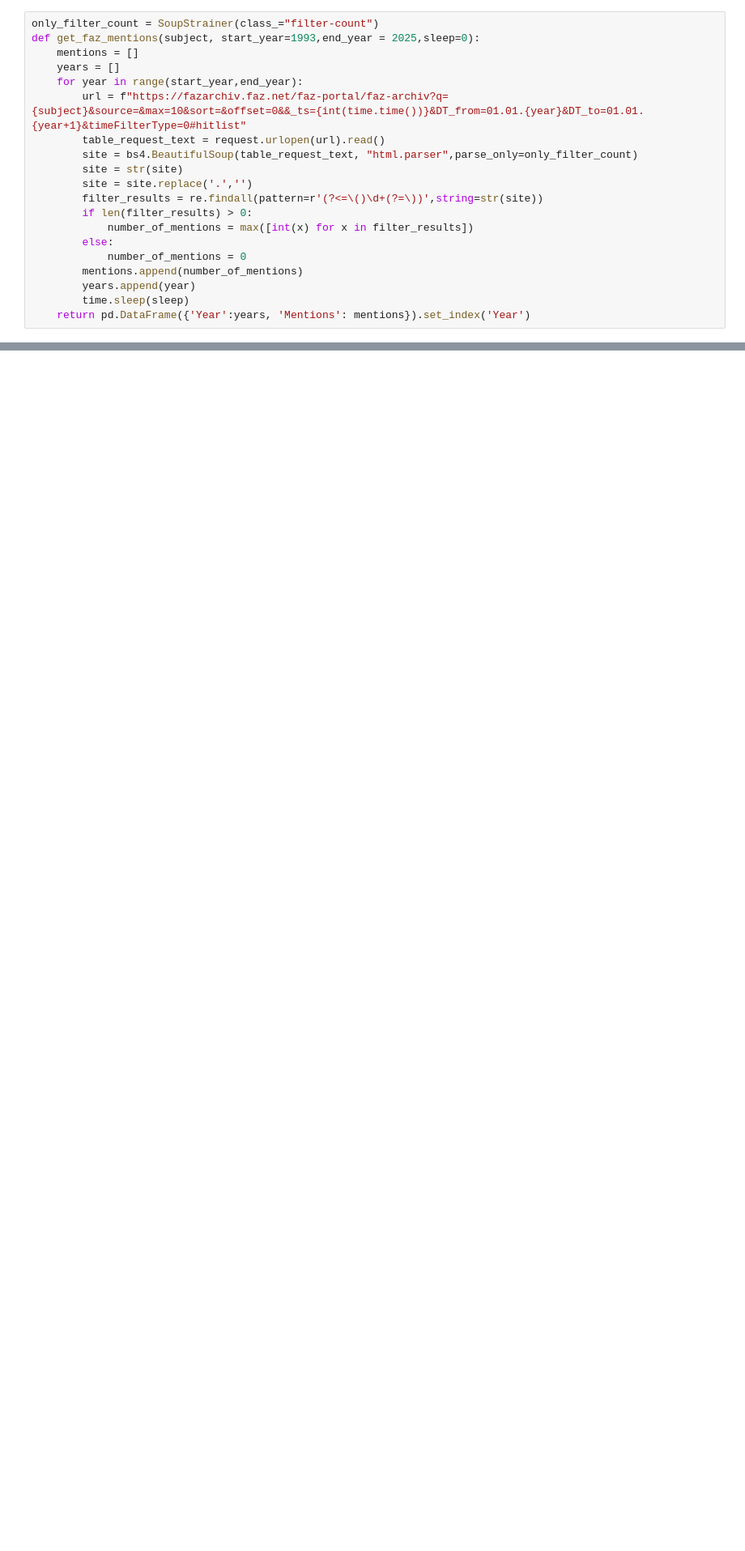
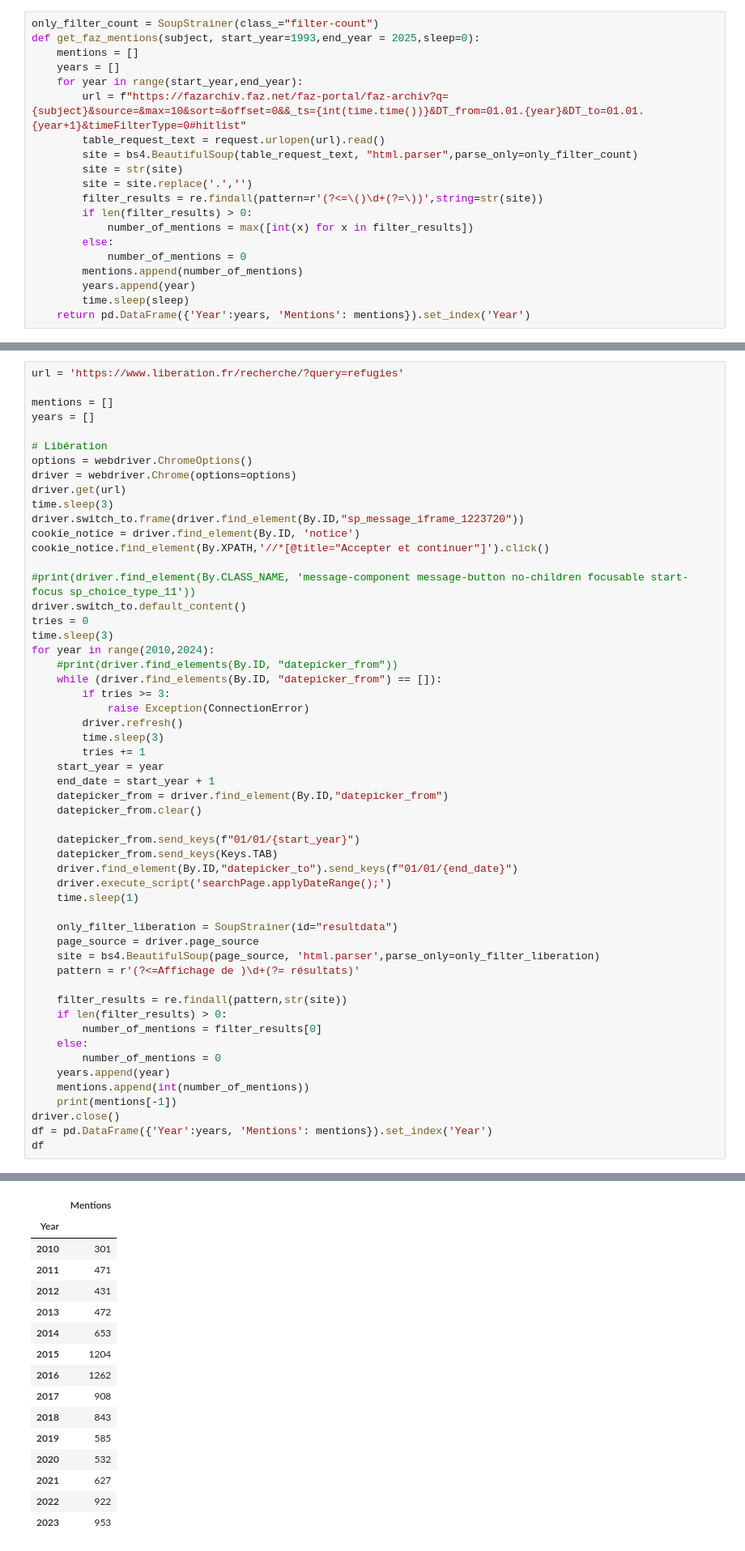
Before and after one commit to atg205/VoteMax, a Jupyter notebook: FinancementAllemagne.ipynb, the cells around one changed output, grey strips where cells are left out. Shown: that part at 81% size. Saved outputs shown, nothing was run; the diff lists cells and outputs as text; blank space fills up the shorter version.

```diff
--- a/FinancementAllemagne.ipynb
+++ b/FinancementAllemagne.ipynb
@@ -370,0 +376,55 @@ Text(0.5, 1.0, 'Total mentions of given topic in German Newspaper FAZ')
+# %%
+url = 'https://www.liberation.fr/recherche/?query=refugies'
+
+mentions = []
+years = []
+
+# Libération
+options = webdriver.ChromeOptions()
+driver = webdriver.Chrome(options=options)
+driver.get(url)
+time.sleep(3)
+driver.switch_to.frame(driver.find_element(By.ID,"sp_message_iframe_1223720"))
+cookie_notice = driver.find_element(By.ID, 'notice')
+cookie_notice.find_element(By.XPATH,'//*[@title="Accepter et continuer"]').click()
+
+#print(driver.find_element(By.CLASS_NAME, 'message-component message-button no-children focusable start-focus sp_choice_type_11'))
+driver.switch_to.default_content()
+tries = 0
+time.sleep(3)
+for year in range(2010,2024):
+    #print(driver.find_elements(By.ID, "datepicker_from"))
+    while (driver.find_elements(By.ID, "datepicker_from") == []):
+        if tries >= 3:
+            raise Exception(ConnectionError)
+        driver.refresh()
+        time.sleep(3)
+        tries += 1
+    start_year = year
+    end_date = start_year + 1
+    datepicker_from = driver.find_element(By.ID,"datepicker_from")
+    datepicker_from.clear()
+
+    datepicker_from.send_keys(f"01/01/{start_year}")
+    datepicker_from.send_keys(Keys.TAB)
+    driver.find_element(By.ID,"datepicker_to").send_keys(f"01/01/{end_date}")
+    driver.execute_script('searchPage.applyDateRange();')
+    time.sleep(1)
+
+    only_filter_liberation = SoupStrainer(id="resultdata")
+    page_source = driver.page_source
+    site = bs4.BeautifulSoup(page_source, 'html.parser',parse_only=only_filter_liberation)
+    pattern = r'(?<=Affichage de )\d+(?= résultats)'
+
+    filter_results = re.findall(pattern,str(site))
+    if len(filter_results) > 0:
+        number_of_mentions = filter_results[0]
+    else:
+        number_of_mentions = 0
+    years.append(year)
+    mentions.append(int(number_of_mentions))
+    print(mentions[-1])
+driver.close()
+df = pd.DataFrame({'Year':years, 'Mentions': mentions}).set_index('Year')
+df
+# %% [output]
@@ -370,0 +445,16 @@ Text(0.5, 1.0, 'Total mentions of given topic in German Newspaper FAZ')
+|  | Mentions |
+| Year |  |
+| 2010 | 301 |
+| 2011 | 471 |
+| 2012 | 431 |
+| 2013 | 472 |
+| 2014 | 653 |
+| 2015 | 1204 |
+| 2016 | 1262 |
+| 2017 | 908 |
+| 2018 | 843 |
+| 2019 | 585 |
+| 2020 | 532 |
+| 2021 | 627 |
+| 2022 | 922 |
+| 2023 | 953 |
```
Also changed, not shown: parts of 10 cells of this notebook, 1 other file.
